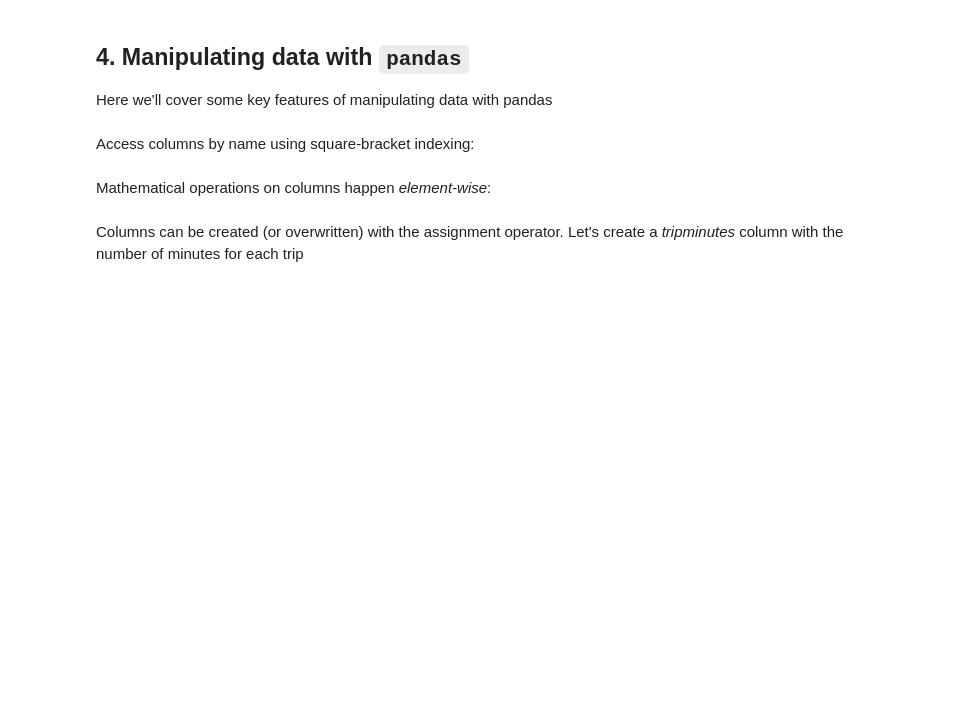
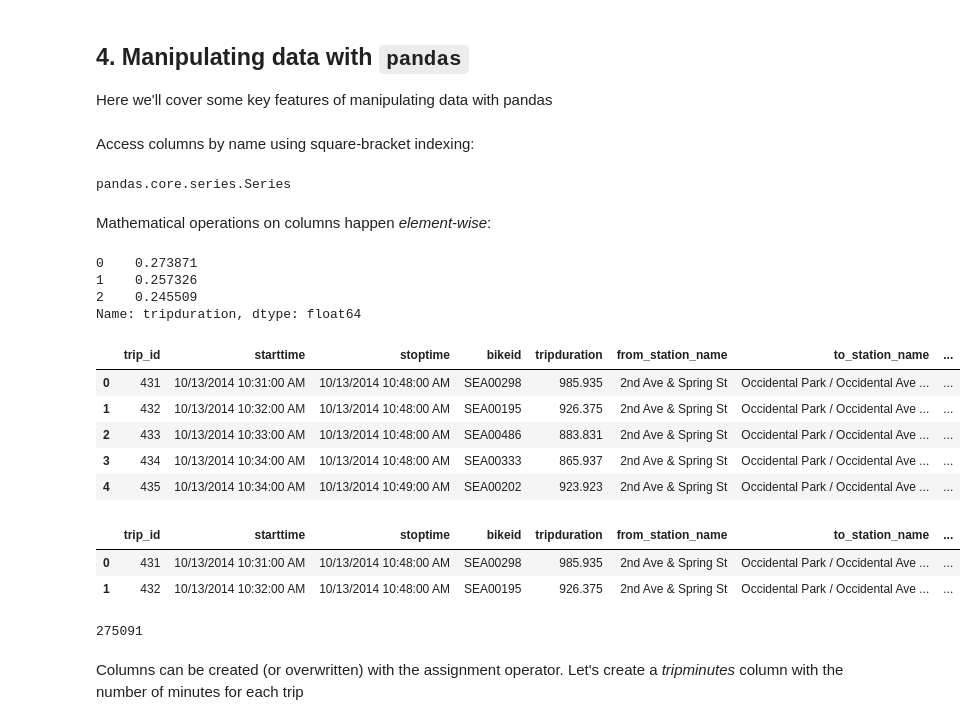
Before and after one commit to UWSEDS/LectureNotes, a Jupyter notebook: 02-Python-and-Data/Lecture-Python-And-Data-Spring-2018.ipynb, the cells around one changed output. Cells and saved outputs as stored; diff of their text form; code cells hidden in the pictures; blank space fills up the shorter version.

```diff
--- a/02-Python-and-Data/Lecture-Python-And-Data-Spring-2018.ipynb
+++ b/02-Python-and-Data/Lecture-Python-And-Data-Spring-2018.ipynb
@@ -167,2 +262,14 @@ Access columns by name using square-bracket indexing:
+# %%
+type(df_small)
+# %% [output]
+pandas.core.series.Series
 # %% [markdown]
 Mathematical operations on columns happen *element-wise*:
+# %%
+trip_duration_hours = df['tripduration']/3600
+trip_duration_hours[:3]
+# %% [output]
+0    0.273871
+1    0.257326
+2    0.245509
+Name: tripduration, dtype: float64
@@ -168,0 +280,15 @@ Mathematical operations on columns happen *element-wise*:
+# %%
+df.head()
+# %% [output]
+|  | trip_id | starttime | stoptime | bikeid | tripduration | from_station_name | to_station_name | ... |
+| 0 | 431 | 10/13/2014 10:31:00 AM | 10/13/2014 10:48:00 AM | SEA00298 | 985.935 | 2nd Ave & Spring St | Occidental Park / Occidental Ave ... | ... |
+| 1 | 432 | 10/13/2014 10:32:00 AM | 10/13/2014 10:48:00 AM | SEA00195 | 926.375 | 2nd Ave & Spring St | Occidental Park / Occidental Ave ... | ... |
+| 2 | 433 | 10/13/2014 10:33:00 AM | 10/13/2014 10:48:00 AM | SEA00486 | 883.831 | 2nd Ave & Spring St | Occidental Park / Occidental Ave ... | ... |
+| 3 | 434 | 10/13/2014 10:34:00 AM | 10/13/2014 10:48:00 AM | SEA00333 | 865.937 | 2nd Ave & Spring St | Occidental Park / Occidental Ave ... | ... |
+| 4 | 435 | 10/13/2014 10:34:00 AM | 10/13/2014 10:49:00 AM | SEA00202 | 923.923 | 2nd Ave & Spring St | Occidental Park / Occidental Ave ... | ... |
+# %%
+df.loc[[0,1],:]
+# %% [output]
+|  | trip_id | starttime | stoptime | bikeid | tripduration | from_station_name | to_station_name | ... |
+| 0 | 431 | 10/13/2014 10:31:00 AM | 10/13/2014 10:48:00 AM | SEA00298 | 985.935 | 2nd Ave & Spring St | Occidental Park / Occidental Ave ... | ... |
+| 1 | 432 | 10/13/2014 10:32:00 AM | 10/13/2014 10:48:00 AM | SEA00195 | 926.375 | 2nd Ave & Spring St | Occidental Park / Occidental Ave ... | ... |
@@ -168,0 +300,4 @@ Mathematical operations on columns happen *element-wise*:
+# %%
+len(df)
+# %% [output]
+275091
```
Also changed, not shown: parts of 32 cells of this notebook, 1 other file.
